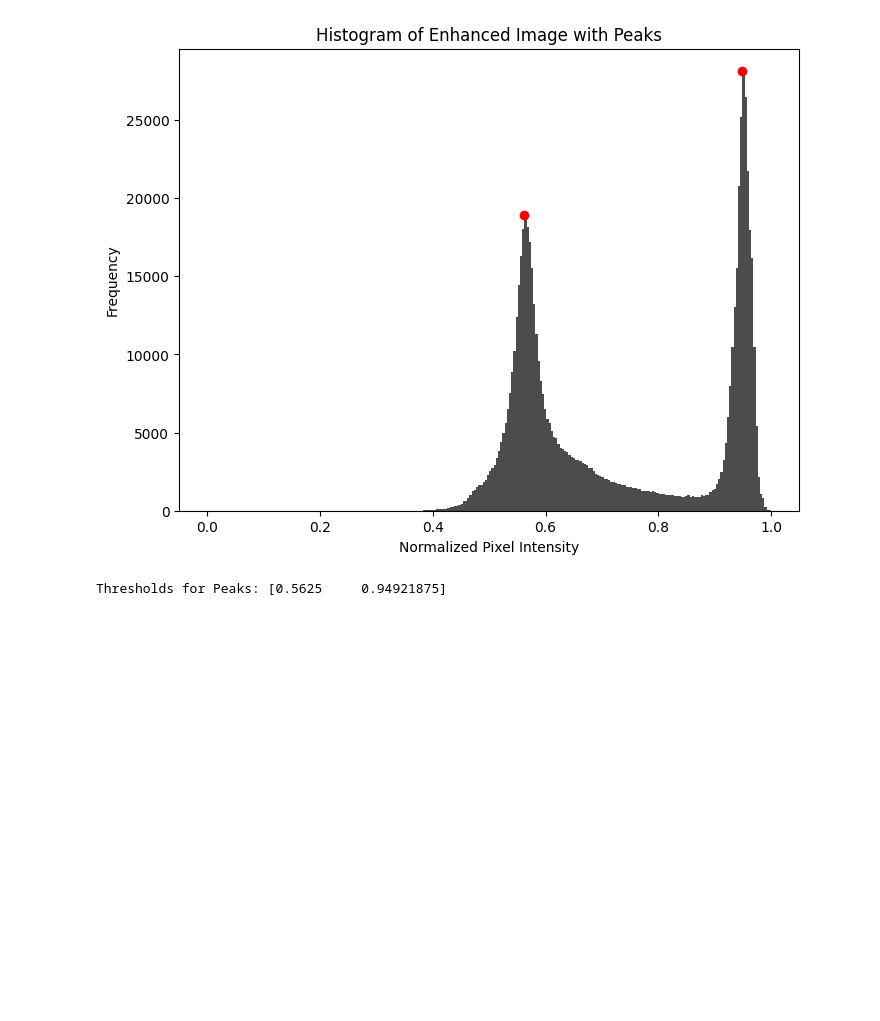
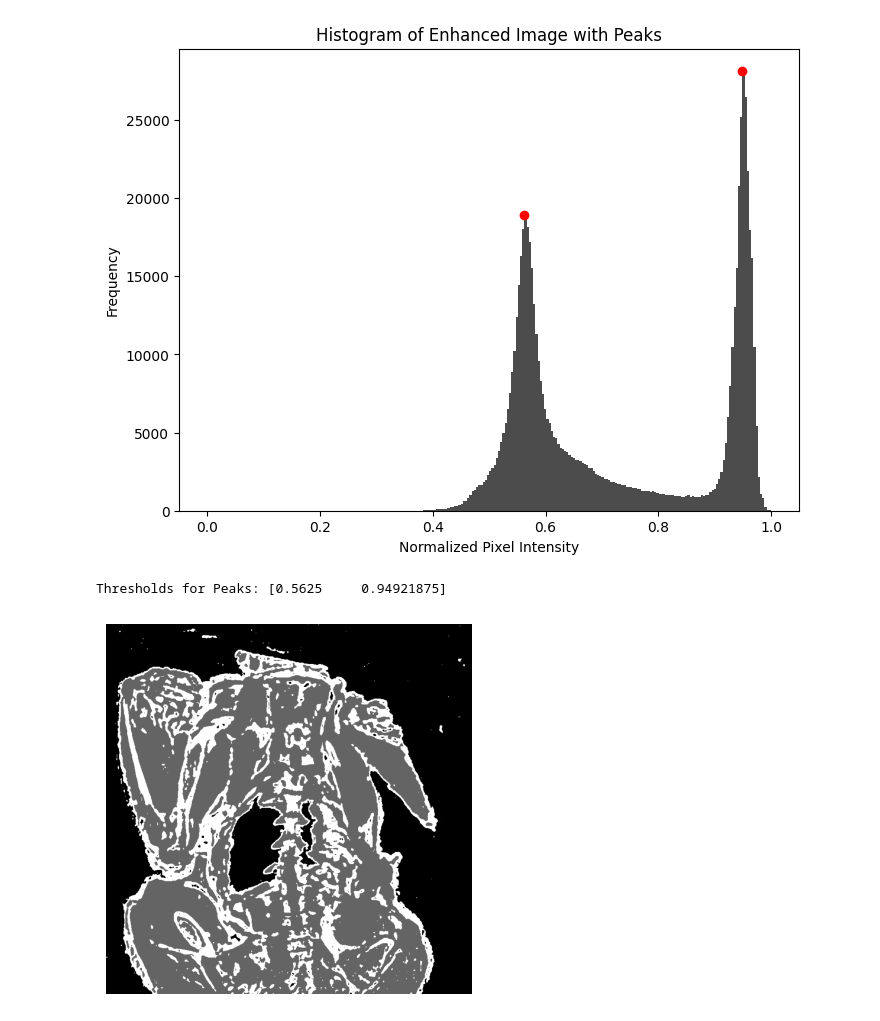
Before and after one commit to Yakuson/MRI-TO-PCT, a Jupyter notebook: Capstone Code and resources/Code/CFP.ipynb, the cells around one changed output. Cells and saved outputs as stored; diff of their text form; code cells hidden in the pictures; blank space fills up the shorter version.

```diff
--- a/Capstone Code and resources/Code/CFP.ipynb
+++ b/Capstone Code and resources/Code/CFP.ipynb
@@ -114,7 +115,7 @@ from skimage import exposure
 
 # Histogram Based bias correction applied to N4ITK approach
 
-image_path = r"C:\Users\manan\Desktop\Capstone\MRI-TO-PCT\Capstone Code and resources\Images\chicken screenshot.png"
+image_path = "/Users/Jacks/Desktop/Jackson's Homework/Year 4/BMEG 457/MRI-TO-PCT/Capstone Code and resources/Images/chicken screenshot.png"
 image = cv2.imread(image_path, cv2.IMREAD_GRAYSCALE)
 if image is None:
     raise FileNotFoundError(f"Image at path '{image_path}' could not be loaded. Check the file path.")
@@ -190,27 +191,29 @@ Thresholds for Peaks: [0.5625     0.94921875]
 # %%
 # Section for Segmentation based on Previous Thresholds
 segmented_image = inverse_log_image
 
 # Manually choose thresholds based on above histogram bins and inverse log scaled image
-threshold1 = 0.58 # or threshold[0] + 0.02, threshold[1], etc.
-threshold2 = 0.86
+threshold1 = 0.62 # or threshold[0] + 0.02, threshold[1], etc.
+threshold2 = 0.88
 
 # Segment the image based on thresholds (masking from literature)
 # NOTE: Masks may need to be switched around based on the DICOM pictures (i.e if bone is darker and background is lighter)
 soft_tissue_mask = (inv_norm < threshold1)
 bone_mask = (inv_norm >= threshold1) & (inv_norm < threshold2)
 air_mask = (inv_norm >= threshold2)
 
 # Assign greyscale values for segment display
 segmented_image[air_mask] = 0
 segmented_image[soft_tissue_mask] = 100
 segmented_image[bone_mask] = 255
 
 # Save and display
 cv2.imwrite('Images/CFP_segmented_image.png', segmented_image)
 plt.imshow(segmented_image, cmap='gray')
 plt.axis('off')
 plt.show()
+# %% [output]
+[figure, added]
 # %%
 # Future Section for Registration
 import matplotlib.pyplot as plt
```
Also changed, not shown: parts of 1 cell of this notebook, 4 other files.
